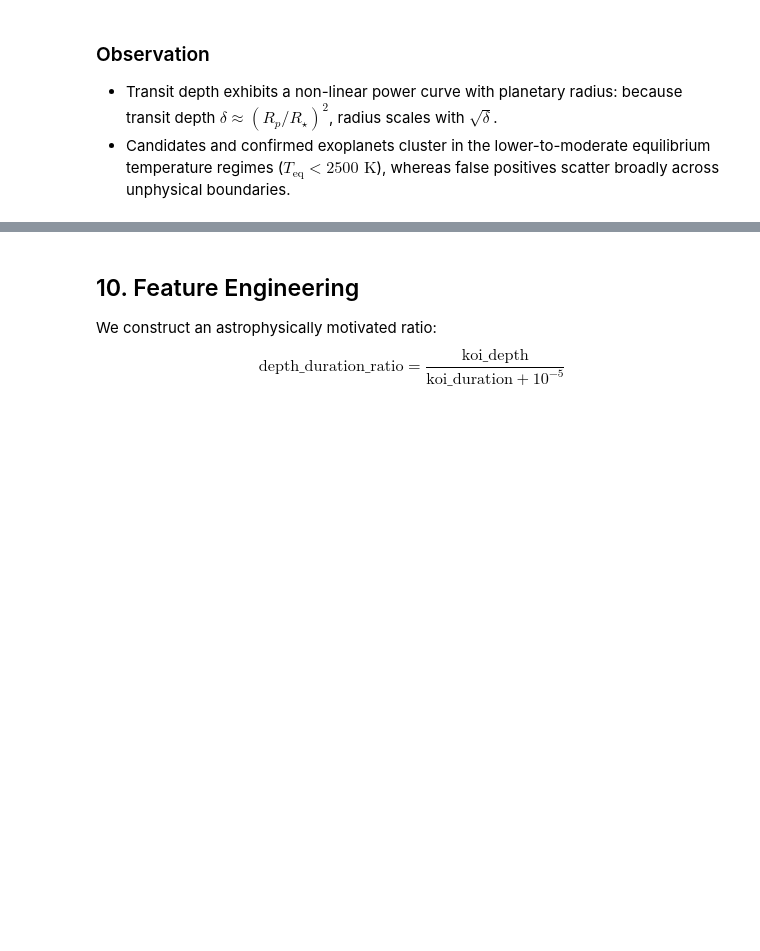
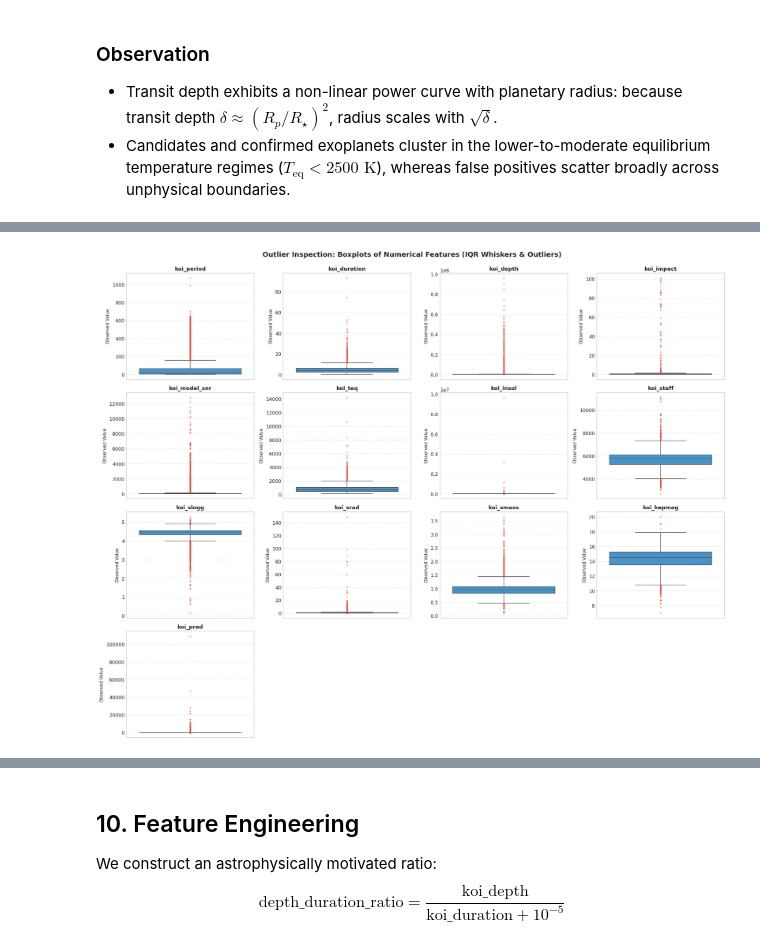
Before and after one commit to saketh2006/Exoplanet-Intelligence, a Jupyter notebook: notebooks/01_preprocessing.ipynb, the cells around one changed output, grey strips where cells are left out. Drawn from its saved outputs; the diff is of its cells as text; code cells hidden in the pictures; blank space fills up the shorter version.

Commit message:
feat: enhance Review 1 data cleaning with statistical IQR outlier detection, boxplots, and rubric compliance summary

```diff
--- a/notebooks/01_preprocessing.ipynb
+++ b/notebooks/01_preprocessing.ipynb
@@ -299,0 +368,25 @@ dtype: int64
+# %%
+# Boxplot visualization to inspect outliers across all numerical features
+fig, axes = plt.subplots(4, 4, figsize=(18, 14))
+axes = axes.flatten()
+
+for i, col in enumerate(numerical_cols):
+    sns.boxplot(
+        y=df_clean[col].dropna(),
+        ax=axes[i],
+        color='#3498db',
+        flierprops=dict(marker='o', markersize=3, alpha=0.5, markerfacecolor='#e74c3c', markeredgecolor='none')
+    )
+    axes[i].set_title(f"{col}", fontsize=11, fontweight='bold')
+    axes[i].set_ylabel("Observed Value", fontsize=9)
+    axes[i].grid(axis='y', linestyle='--', alpha=0.5)
+
+# Hide empty unused subplots in 4x4 grid
+for j in range(len(numerical_cols), len(axes)):
+    axes[j].set_visible(False)
+
+plt.suptitle("Outlier Inspection: Boxplots of Numerical Features (IQR Whiskers & Outliers)", fontsize=14, fontweight='bold', y=0.995)
+plt.tight_layout()
+plt.show()
+# %% [output]
+[figure, added]
```
Also changed, not shown: parts of 9 cells of this notebook, 1 other file.
